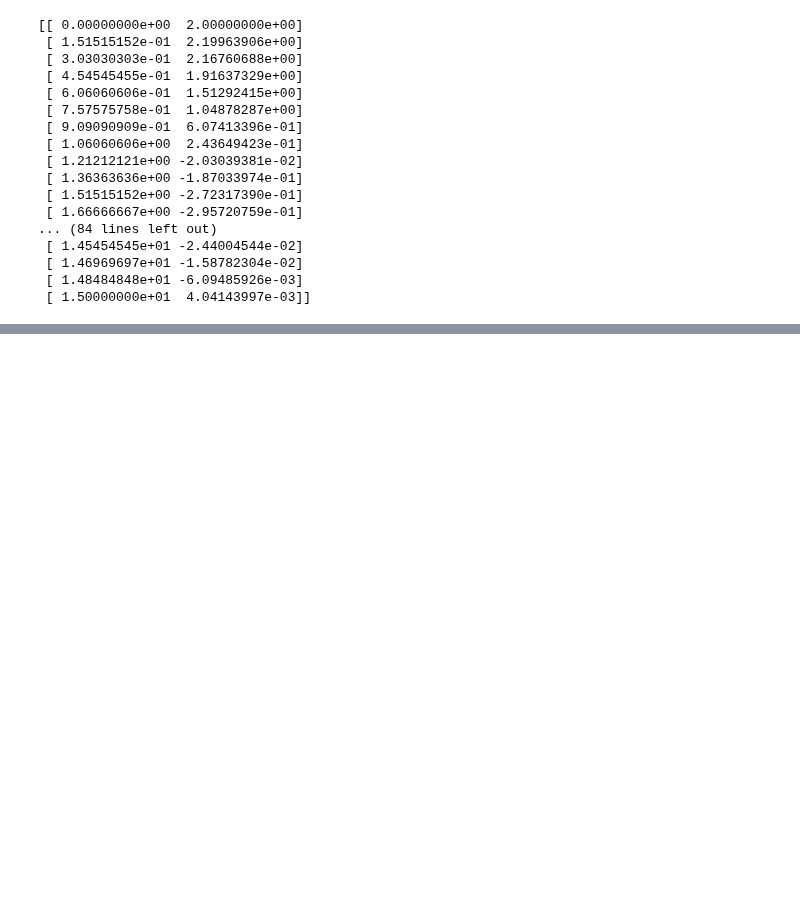
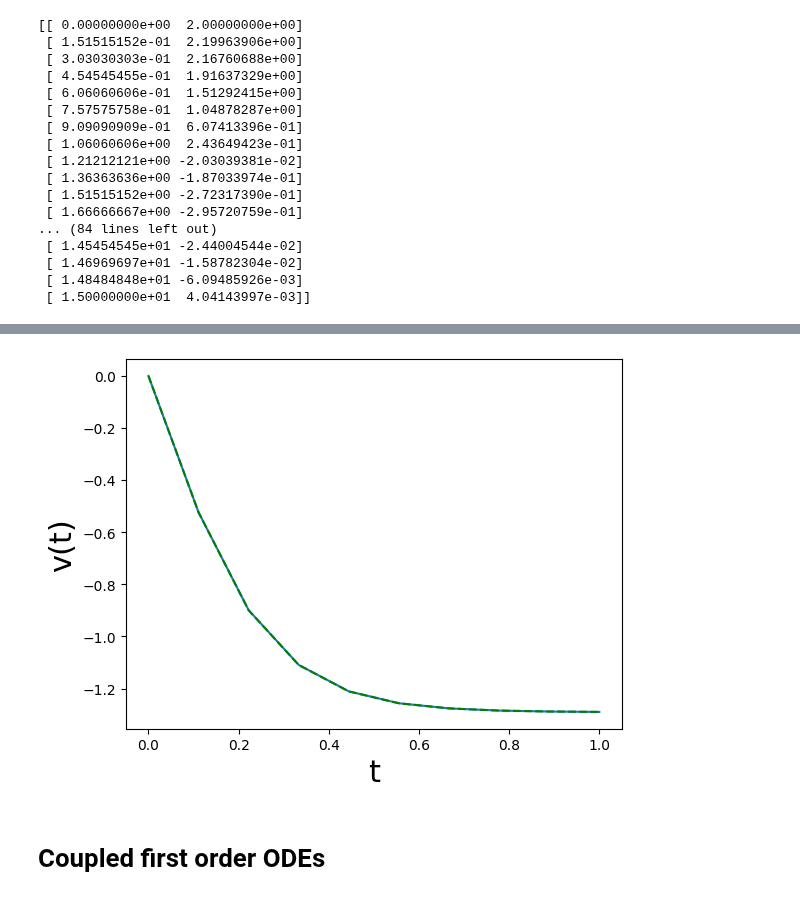
Before and after one commit to PradeepBhattarai/DataScience, a Jupyter notebook: Numpy.ipynb, the cells around one changed output, grey strips where cells are left out. Drawn from its saved outputs; the diff is of its cells as text; code cells hidden in the pictures; blank space fills up the shorter version.

```diff
--- a/Numpy.ipynb
+++ b/Numpy.ipynb
@@ -454,0 +459,15 @@ print(np.column_stack((tspan, y)))
+# %%
+import numpy as np
+import matplotlib.pyplot as plt
+import scipy as sp
+from scipy.integrate import odeint
+from scipy.integrate import solve_ivp
+
+def dvdt(t,v):
+    return 3*v**2-5
+v0=0
+t=np.linspace(0,1,10)
+
+sol_m1=odeint(dvdt,y0=v0,t=t,tfirst=True)#Any order
+sol_m2=solve_ivp(dvdt,t_span=(0,max(t)),y0=[v0],t_eval=t)#First Order IVP
+sol_m1
@@ -454,0 +501,10 @@ print(np.column_stack((tspan, y)))
+# %%
+plt.plot(t,sol_m1)
+plt.plot(t,sol_m2.y[0],'--',c='g')
+plt.ylabel('v(t)',fontsize=22)
+plt.xlabel('t',fontsize=22)
+plt.show()
+# %% [output]
+[figure, added]
+# %% [markdown]
+# Coupled first order ODEs
```
Also changed, not shown: parts of 16 cells of this notebook, 2 other files.
